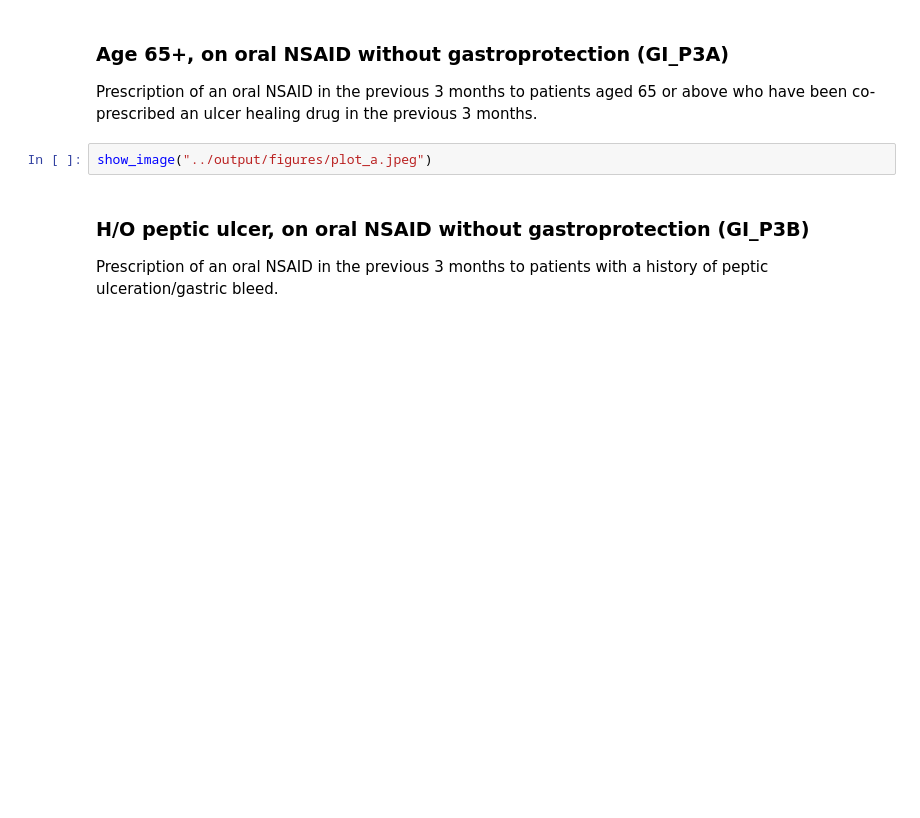
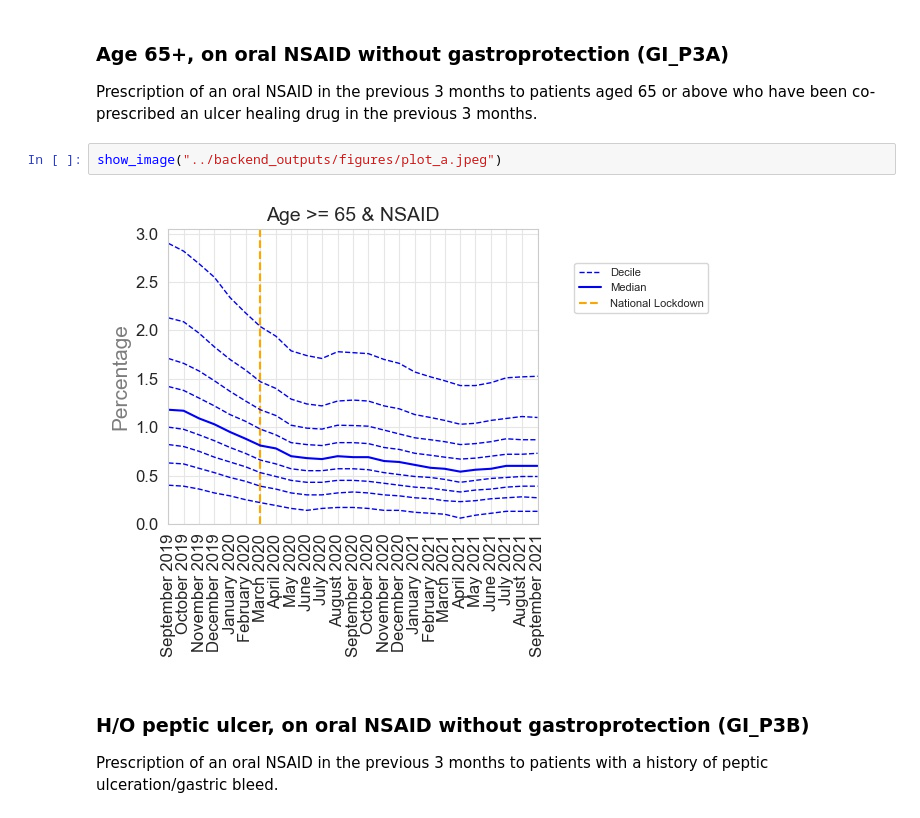
Before and after one commit to opensafely/pincer-measures, a Jupyter notebook: analysis/report-combined.ipynb, the cells around one changed output. Saved outputs shown, nothing was run; the diff lists cells and outputs as text; blank space fills up the shorter version.

Commit message:
use correct plots and reformat table

```diff
--- a/analysis/report-combined.ipynb
+++ b/analysis/report-combined.ipynb
@@ -165,7 +191,9 @@ generate_summary_table()
 
 Prescription of an oral NSAID in the previous 3 months to patients aged 65 or above who have been co-prescribed an ulcer healing drug in the previous 3 months.
 # %%
-show_image("../output/figures/plot_a.jpeg")
+show_image("../backend_outputs/figures/plot_a.jpeg")
+# %% [output]
+[figure, added]
 # %% [markdown]
 <a id="b"></a>
 ### H/O peptic ulcer, on oral NSAID without gastroprotection (GI_P3B)
```
Also changed, not shown: parts of 14 cells of this notebook.
